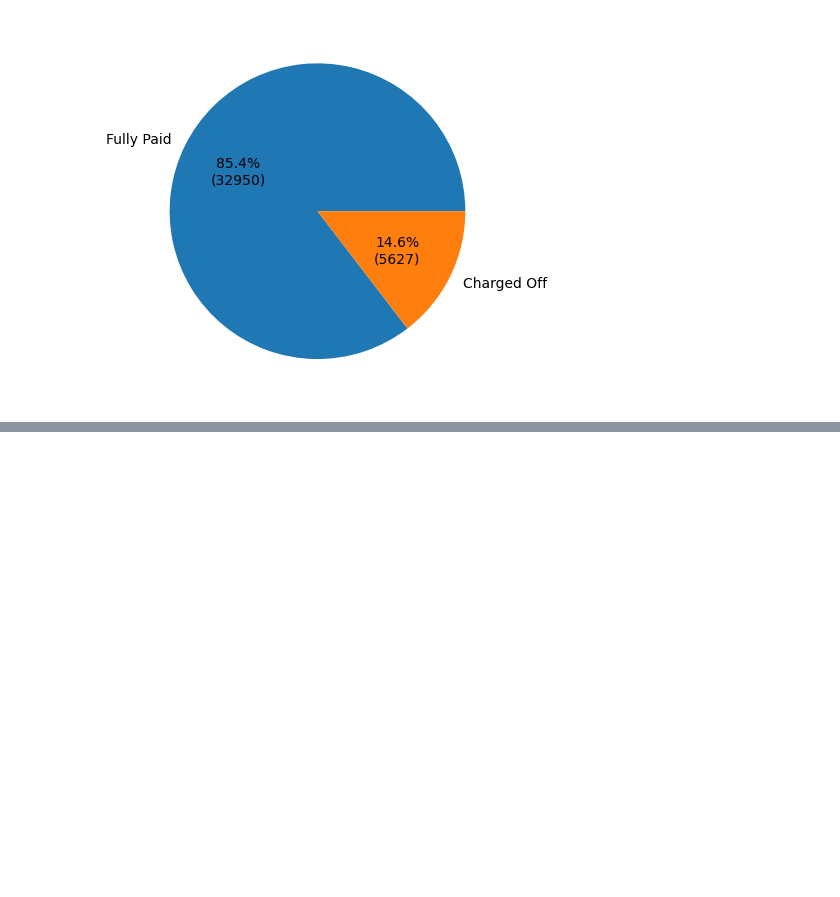
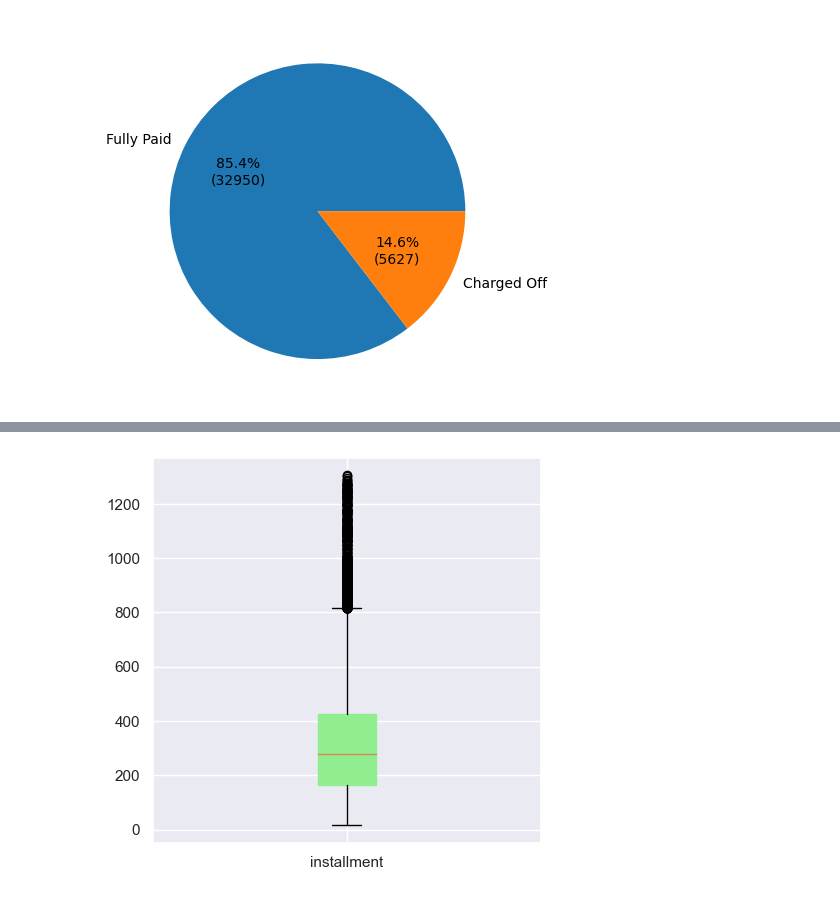
Before and after one commit to sunaynatalreja/LendingClubCaseStudy, a Jupyter notebook: Group_Facilitator_Ganesh.ipynb, the cells around one changed output, grey strips where cells are left out. Drawn from its saved outputs; the diff is of its cells as text; code cells hidden in the pictures; blank space fills up the shorter version.

```diff
--- a/Group_Facilitator_Ganesh.ipynb
+++ b/Group_Facilitator_Ganesh.ipynb
@@ -218,0 +248,8 @@ funded_amnt_inv=final_loan_data_cleaned['funded_amnt_inv']
+# %%
+plt.figure(figsize=(5, 5))
+box=plt.boxplot(final_loan_data_cleaned[['installment']],patch_artist=True)
+box['boxes'][0].set_color('lightgreen')
+plt.xticks([1],['installment'])
+plt.show()
+# %% [output]
+[figure, added]
```
Also changed, not shown: parts of 40 cells of this notebook.
